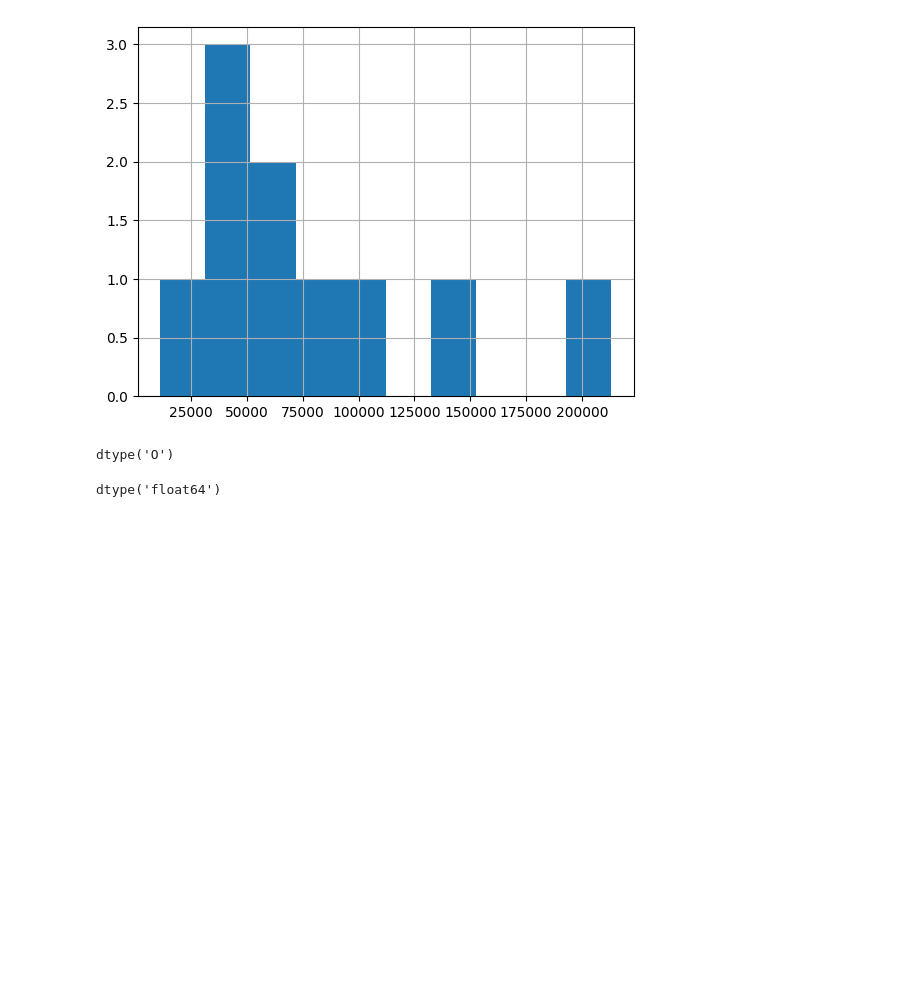
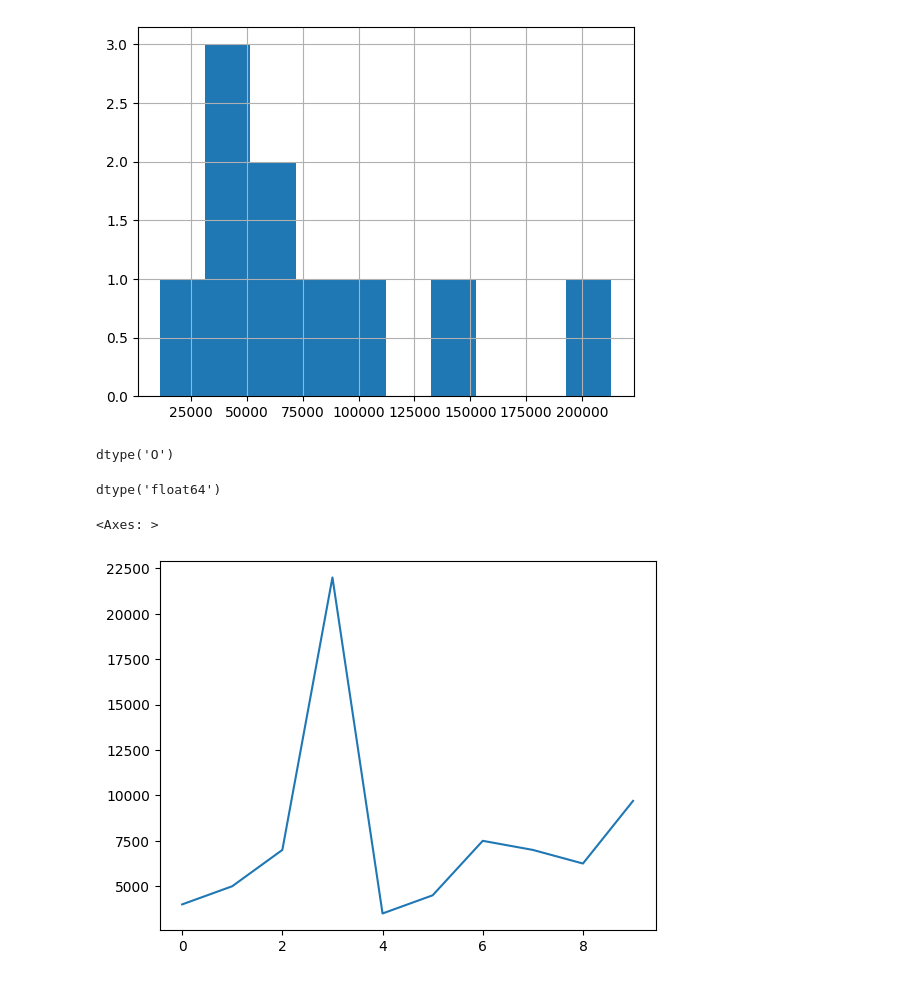
Before and after one commit to JanaAlhumaidan/intro-to-pandas, a Jupyter notebook: intro-to-pandas.ipynb, the cells around one changed output. Drawn from its saved outputs; the diff is of its cells as text; code cells hidden in the pictures; blank space fills up the shorter version.

```diff
--- a/intro-to-pandas.ipynb
+++ b/intro-to-pandas.ipynb
@@ -458,3 +458,8 @@ carSales['Price'] = carSales['Price'].replace('[\$,]', '', regex=True).astype(fl
 carSales["Price"].dtype
 # %% [output]
 dtype('float64')
+# %%
+carSales['Price'].plot()
+# %% [output]
+<Axes: >
+[figure, added]
```
